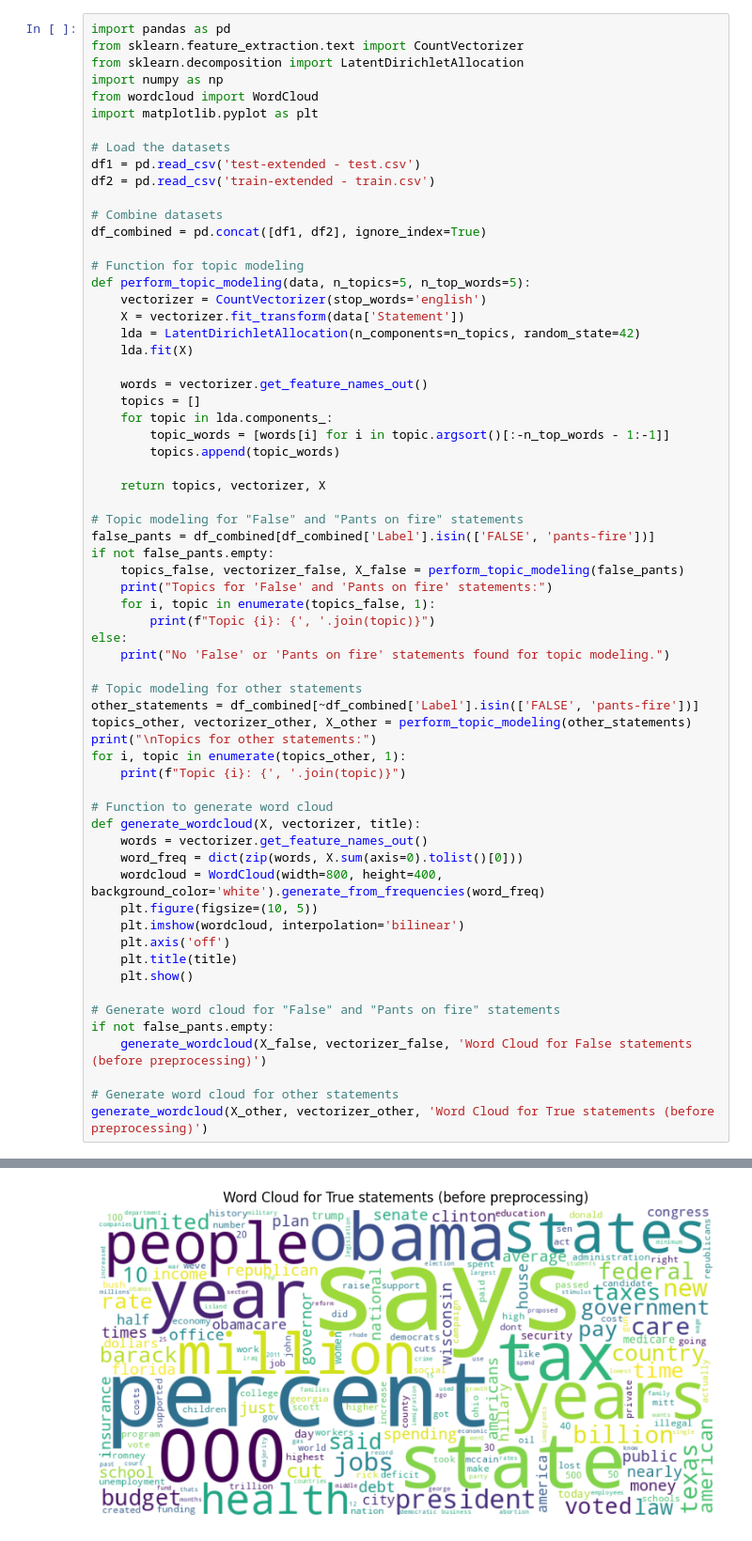
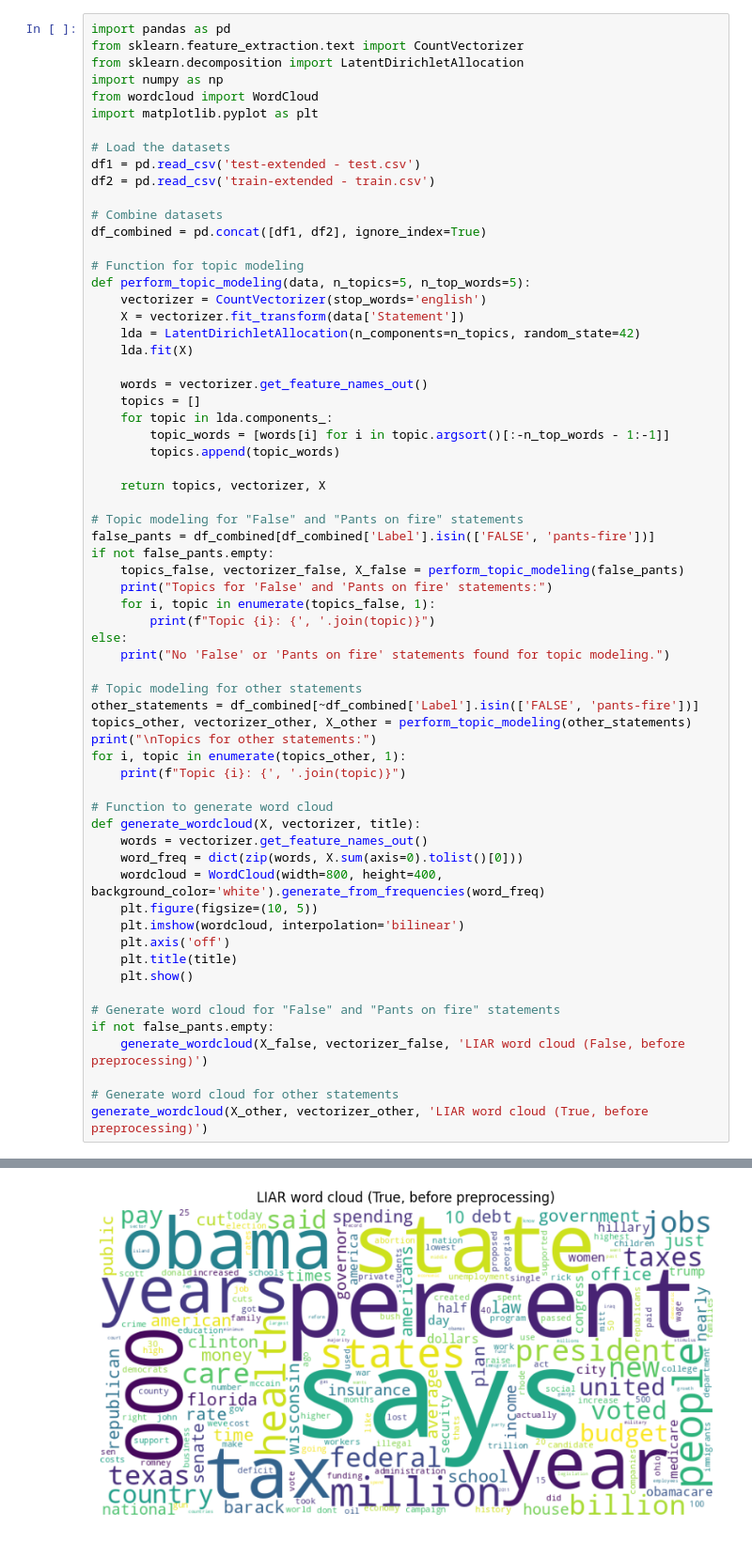
Before and after one commit to AGoyal0512/CS598-CSS, a Jupyter notebook: CS598_topic_modeling.ipynb, the cells around one changed output, grey strips where cells are left out. Shown at 94% size. Drawn from its saved outputs; the diff is of its cells as text.

```diff
--- a/CS598_topic_modeling.ipynb
+++ b/CS598_topic_modeling.ipynb
@@ -384,10 +384,10 @@ def generate_wordcloud(X, vectorizer, title):
 
 # Generate word cloud for "False" and "Pants on fire" statements
 if not false_pants.empty:
-    generate_wordcloud(X_false, vectorizer_false, 'Word Cloud for False statements (before preprocessing)')
+    generate_wordcloud(X_false, vectorizer_false, 'LIAR word cloud (False, before preprocessing)')
 
 # Generate word cloud for other statements
-generate_wordcloud(X_other, vectorizer_other, 'Word Cloud for True statements (before preprocessing)')
+generate_wordcloud(X_other, vectorizer_other, 'LIAR word cloud (True, before preprocessing)')
 # %% [output]
 Topics for 'False' and 'Pants on fire' statements:
 Topic 1: says, people, security, state, texas
@@ -406,4 +406,4 @@ Topic 5: health, says, care, 000, federal
-[figure, old version]
+[figure, new version]
 # %%
 import pandas as pd
 import re
```
Also changed, not shown: parts of 6 cells of this notebook, 1 other file.
